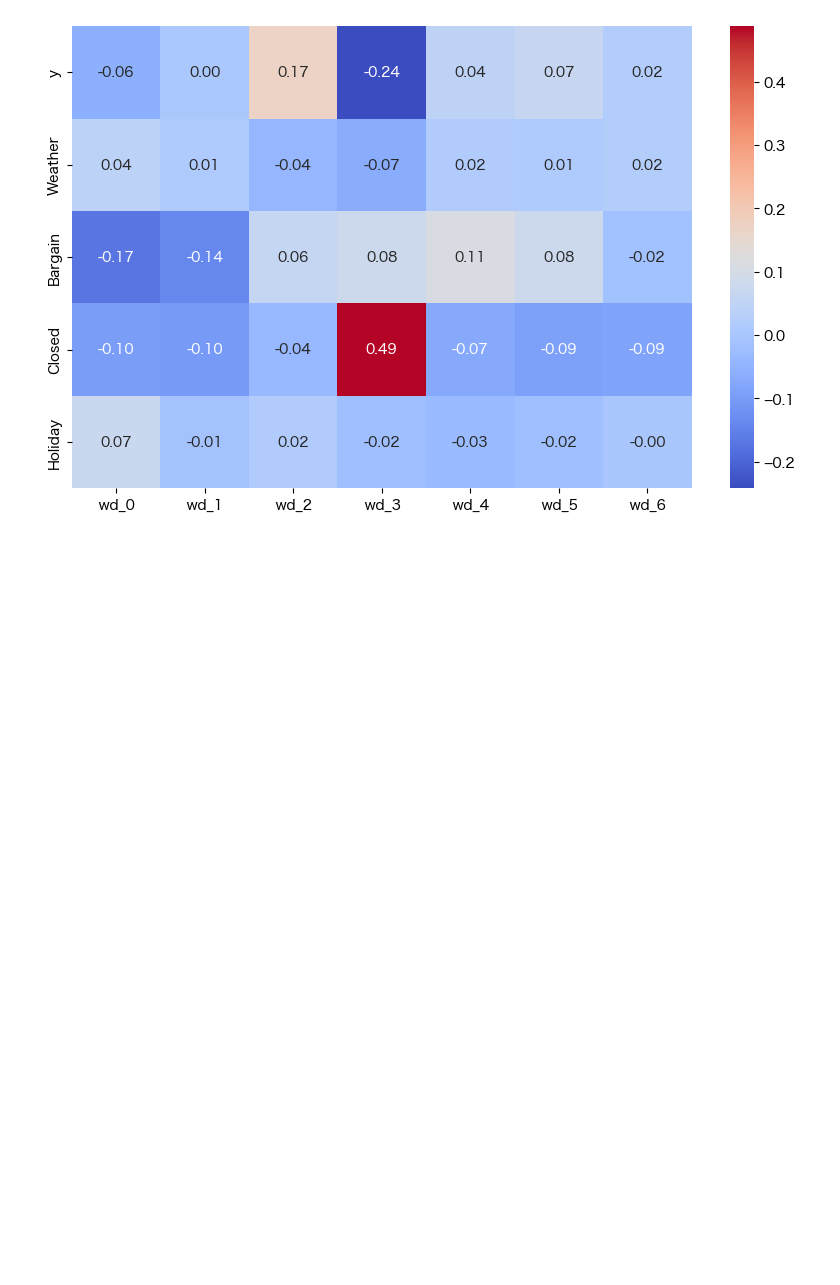
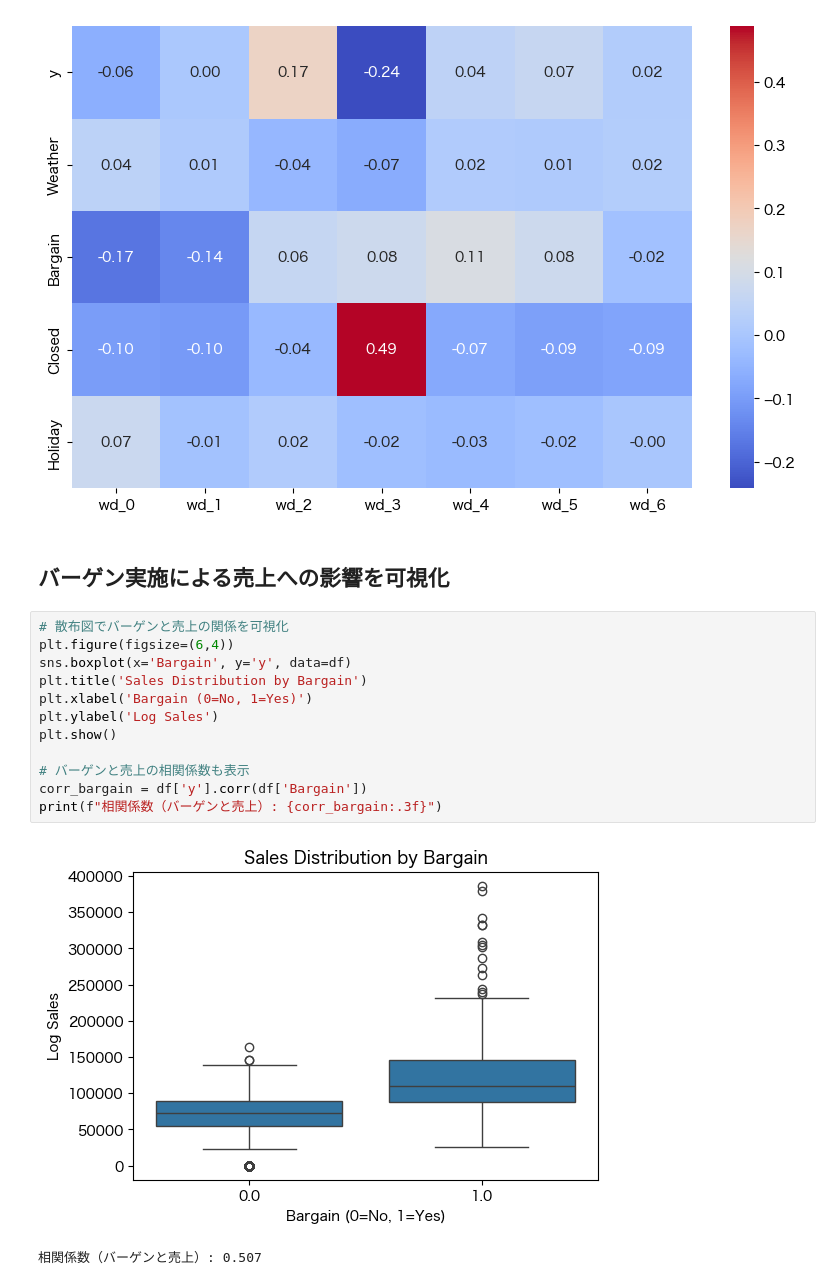
Before and after one commit to yut0takagi/ass-supply-chain-management, a Jupyter notebook: notebook/03_探索的データ分析.ipynb, the cells around one changed output. Drawn from its saved outputs; the diff is of its cells as text; blank space fills up the shorter version.

```diff
--- a/notebook/02_探索的データ分析.ipynb
+++ b/notebook/03_探索的データ分析.ipynb
@@ -49,3 +53,20 @@ plt.show()
 # %% [output]
 [figure]
 [figure]
+# %% [markdown]
+## バーゲン実施による売上への影響を可視化
+# %%
+# 散布図でバーゲンと売上の関係を可視化
+plt.figure(figsize=(6,4))
+sns.boxplot(x='Bargain', y='y', data=df)
+plt.title('Sales Distribution by Bargain')
+plt.xlabel('Bargain (0=No, 1=Yes)')
+plt.ylabel('Log Sales')
+plt.show()
+
+# バーゲンと売上の相関係数も表示
+corr_bargain = df['y'].corr(df['Bargain'])
+print(f"相関係数（バーゲンと売上）: {corr_bargain:.3f}")
+# %% [output]
+[figure, added]
+相関係数（バーゲンと売上）: 0.507
```
Also changed, not shown: parts of 2 cells of this notebook, 3 other files.
